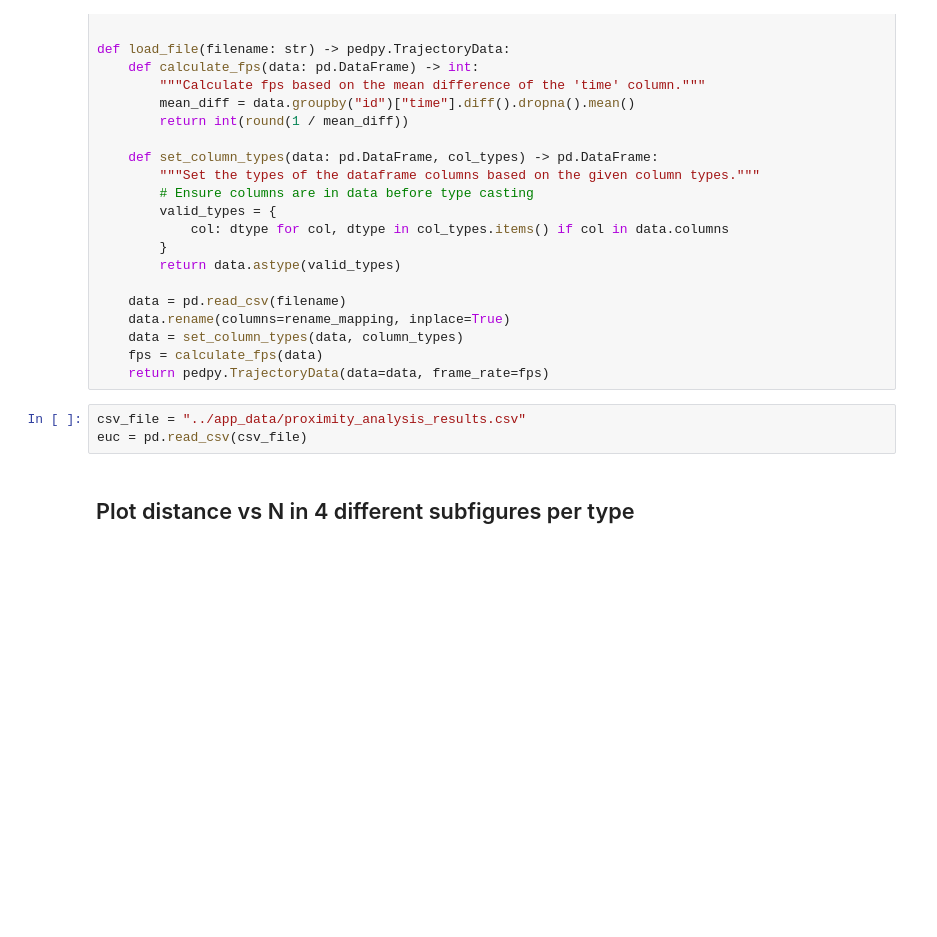
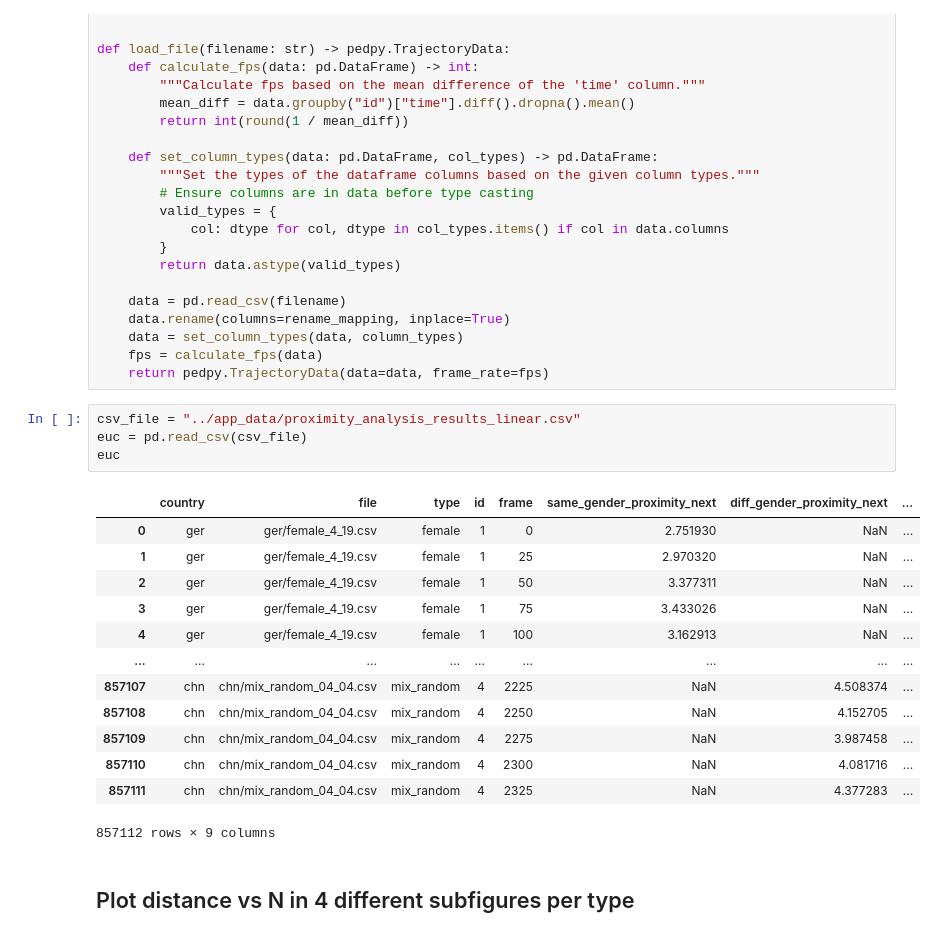
Before and after one commit to PedestrianDynamics/gender-experiments, a Jupyter notebook: notebooks/proximity_analysis.ipynb, the cells around one changed output. Cells and saved outputs as stored; diff of their text form; blank space fills up the shorter version.

```diff
--- a/notebooks/proximity_analysis.ipynb
+++ b/notebooks/proximity_analysis.ipynb
@@ -82,8 +82,23 @@ def load_file(filename: str) -> pedpy.TrajectoryData:
     fps = calculate_fps(data)
     return pedpy.TrajectoryData(data=data, frame_rate=fps)
 # %%
-csv_file = "../app_data/proximity_analysis_results.csv"
+csv_file = "../app_data/proximity_analysis_results_linear.csv"
 euc = pd.read_csv(csv_file)
+euc
+# %% [output]
+|  | country | file | type | id | frame | same_gender_proximity_next | diff_gender_proximity_next | ... |
+| 0 | ger | ger/female_4_19.csv | female | 1 | 0 | 2.751930 | NaN | ... |
+| 1 | ger | ger/female_4_19.csv | female | 1 | 25 | 2.970320 | NaN | ... |
+| 2 | ger | ger/female_4_19.csv | female | 1 | 50 | 3.377311 | NaN | ... |
+| 3 | ger | ger/female_4_19.csv | female | 1 | 75 | 3.433026 | NaN | ... |
+| 4 | ger | ger/female_4_19.csv | female | 1 | 100 | 3.162913 | NaN | ... |
+| ... | ... | ... | ... | ... | ... | ... | ... | ... |
+| 857107 | chn | chn/mix_random_04_04.csv | mix_random | 4 | 2225 | NaN | 4.508374 | ... |
+| 857108 | chn | chn/mix_random_04_04.csv | mix_random | 4 | 2250 | NaN | 4.152705 | ... |
+| 857109 | chn | chn/mix_random_04_04.csv | mix_random | 4 | 2275 | NaN | 3.987458 | ... |
+| 857110 | chn | chn/mix_random_04_04.csv | mix_random | 4 | 2300 | NaN | 4.081716 | ... |
+| 857111 | chn | chn/mix_random_04_04.csv | mix_random | 4 | 2325 | NaN | 4.377283 | ... |
+857112 rows × 9 columns
 # %% [markdown]
 ## Plot distance vs N in 4 different subfigures per type
 # %%
```
Also changed, not shown: parts of 3 cells of this notebook, 3 other files.
